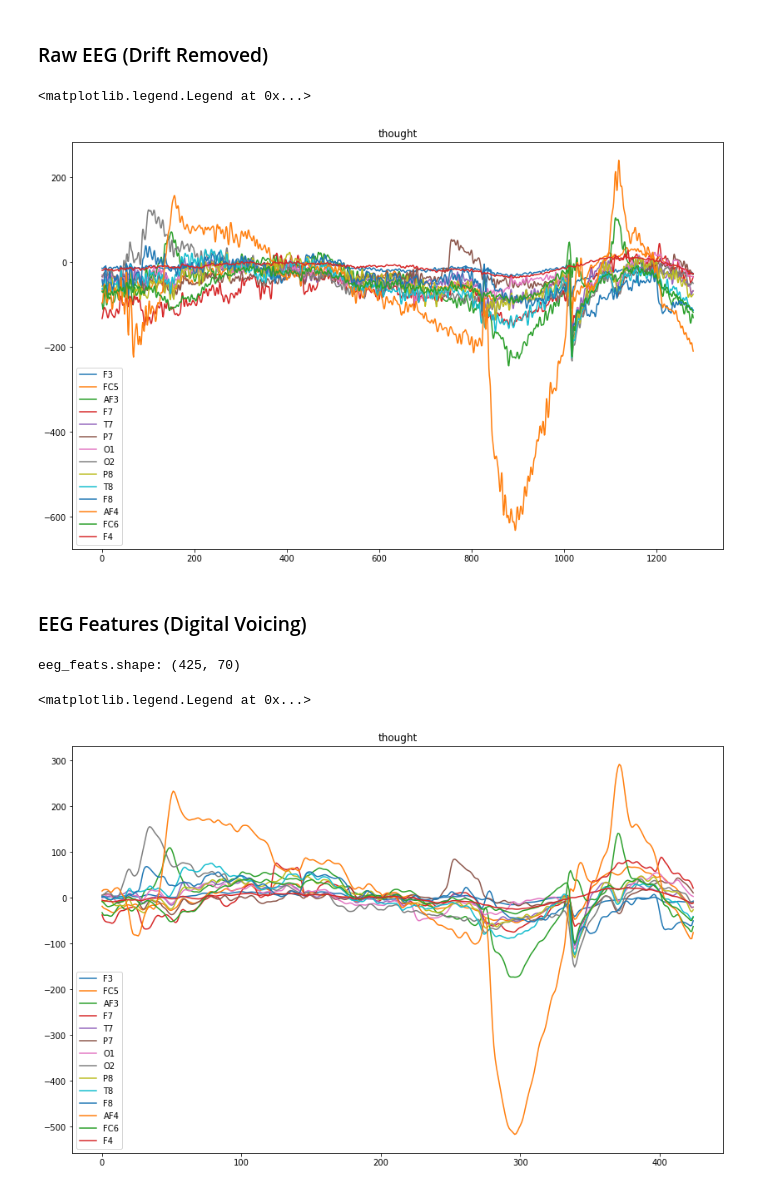
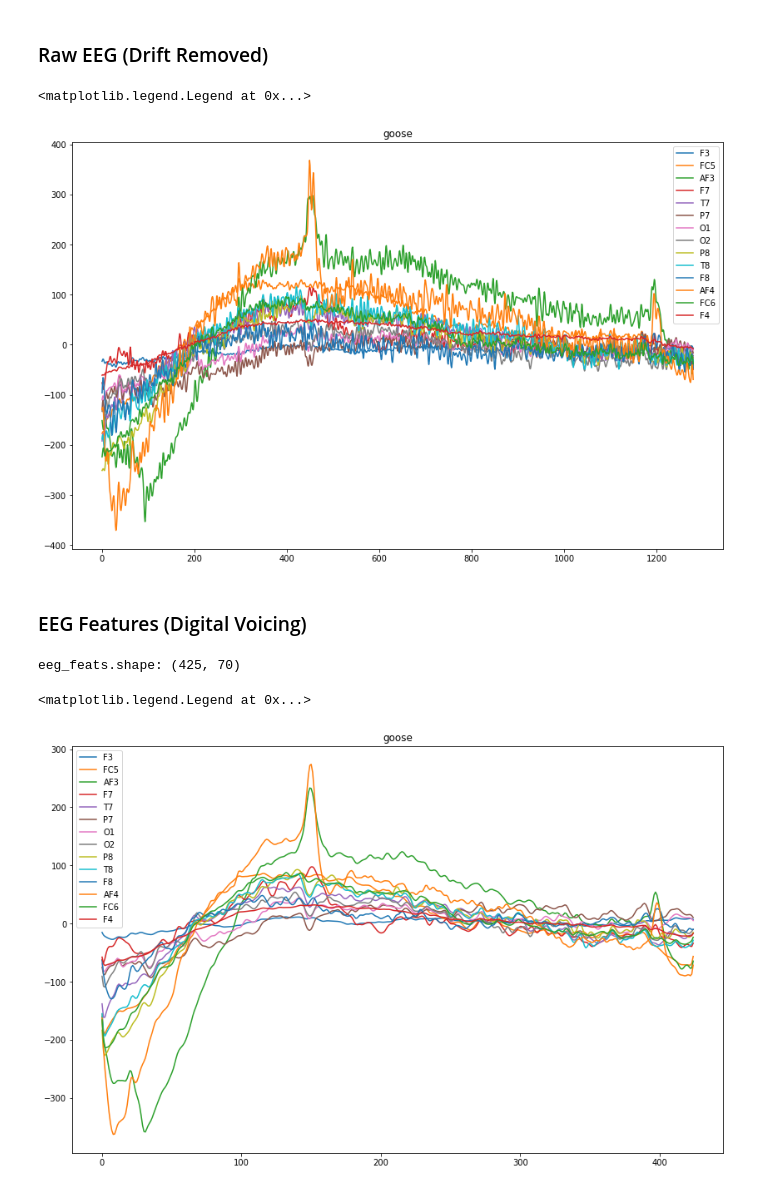
Before and after one commit to MiscellaneousStuff/kara-one-transduction, a Jupyter notebook: feis.ipynb, the cells around one changed output. Drawn from its saved outputs; the diff is of its cells as text; code cells hidden in the pictures.

```diff
--- a/feis.ipynb
+++ b/feis.ipynb
@@ -11,7 +11,7 @@ pt       = "01\\"
 # EEG Path
 root_dir = "C:\\Users\\win8t\\OneDrive\\Desktop\\scottwellington-FEIS-7e726fd\\experiments\\"
 root_dir += pt
-csv_path = root_dir + "speaking.csv"
+csv_path = root_dir + "stimuli.csv"
 
 # Audio Path
 audio_dir  = "C:\\Users\\win8t\\OneDrive\\Desktop\\scottwellington-FEIS-7e726fd\\wavs\\"
@@ -41,0 +22,4 @@ dataset[1]
+# %%
+example_idx = 0
+
+dataset[example_idx]
@@ -46,19 +48,17 @@ dataset[1]
 # %%
 import matplotlib.pyplot as plt
 plt.rcParams["figure.figsize"] = (14, 9)
-
-example_idx = 1
 
 eeg_data = dataset[example_idx]["eeg_raw"]
 plt.title(dataset[example_idx]["label"])
 for i in range(eeg_data.shape[1]):
     cur_channel = eeg_data[:, i]
     ch_name = dataset.channels[i]
     plt.plot(cur_channel, label=ch_name)
 plt.legend()
 # %% [output]
 <matplotlib.legend.Legend at 0x...>
-[figure, old version]
+[figure, new version]
 # %% [markdown]
 ### EEG Features (Digital Voicing)
 # %%
@@ -73,5 +73,5 @@ plt.legend()
 # %% [output]
 eeg_feats.shape: (425, 70)
 <matplotlib.legend.Legend at 0x...>
-[figure, old version]
+[figure, new version]
 # %% [markdown]
```
Also changed, not shown: parts of 19 cells of this notebook, 1 other file.
